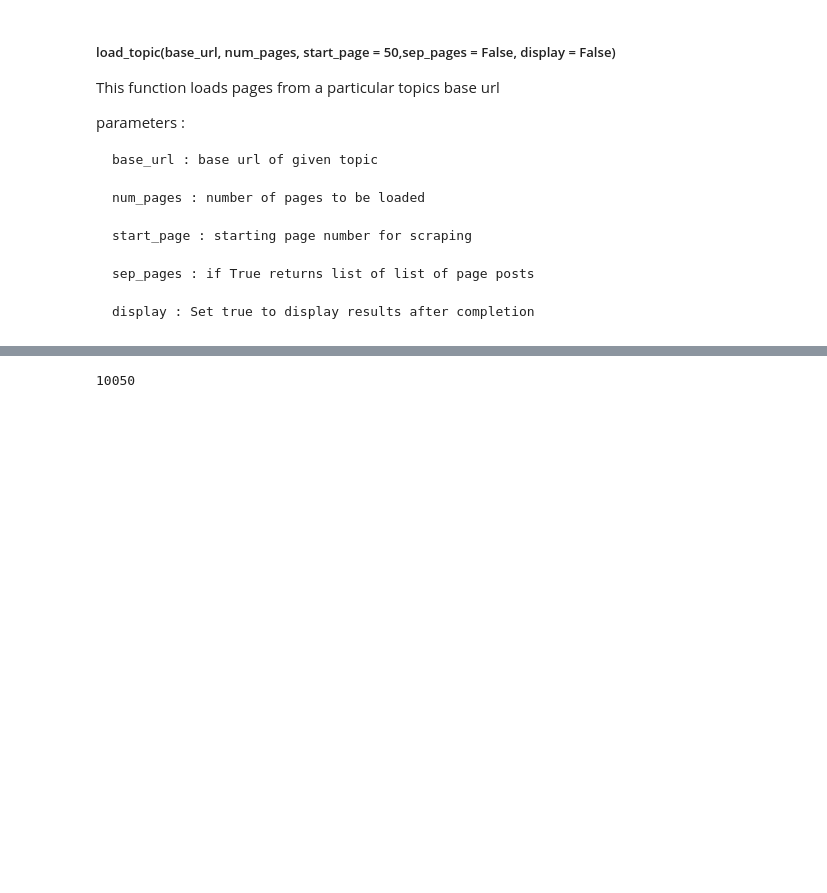
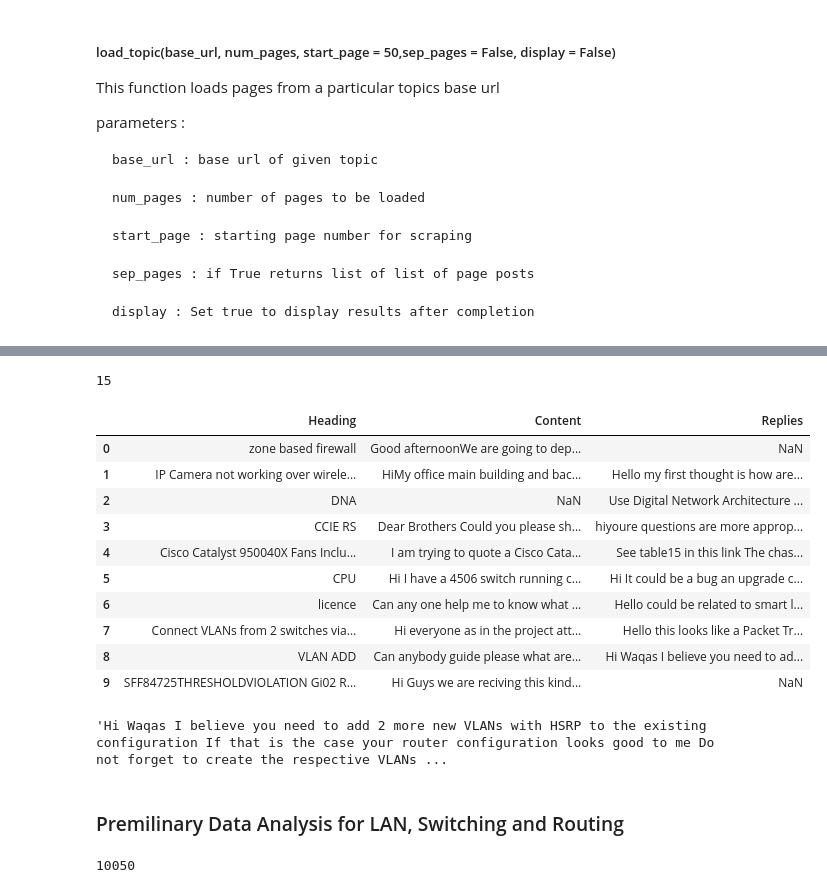
Before and after one commit to newgenrick/trend-and-sentiment-analysis-project, a Jupyter notebook: post_scrapper final.ipynb, the cells around one changed output, grey strips where cells are left out. Cells and saved outputs as stored; diff of their text form; code cells hidden in the pictures; blank space fills up the shorter version.

```diff
--- a/post_scrapper final.ipynb
+++ b/post_scrapper final.ipynb
@@ -194,0 +359,22 @@ save_csv(posts,"posts.csv")
+# %%
+post_data = pd.read_csv("post_data.csv")
+
+print(len(post_data))
+post_data.head(10)
+# %% [output]
+15
+|  | Heading | Content | Replies |
+| 0 | zone based firewall | Good afternoonWe are going to dep... | NaN |
+| 1 | IP Camera not working over wirele... | HiMy office main building and bac... | Hello my first thought is how are... |
+| 2 | DNA | NaN | Use Digital Network Architecture ... |
+| 3 | CCIE RS | Dear Brothers Could you please sh... | hiyoure questions are more approp... |
+| 4 | Cisco Catalyst 950040X Fans Inclu... | I am trying to quote a Cisco Cata... | See table15 in this link The chas... |
+| 5 | CPU | Hi I have a 4506 switch running c... | Hi It could be a bug an upgrade c... |
+| 6 | licence | Can any one help me to know what ... | Hello could be related to smart l... |
+| 7 | Connect VLANs from 2 switches via... | Hi everyone as in the project att... | Hello this looks like a Packet Tr... |
+| 8 | VLAN ADD | Can anybody guide please what are... | Hi Waqas I believe you need to ad... |
+| 9 | SFF84725THRESHOLDVIOLATION Gi02 R... | Hi Guys we are reciving this kind... | NaN |
+# %%
+post_data['Replies'][8]
+# %% [output]
+'Hi Waqas I believe you need to add 2 more new VLANs with HSRP to the existing configuration If that is the case your router configuration looks good to me Do not forget to create the respective VLANs ...
@@ -195,3 +411,5 @@ save_csv(posts,"posts.csv")
+# %% [markdown]
+### Premilinary Data Analysis for LAN, Switching and Routing
 # %%
 import pandas as pd
 data = pd.read_csv("postsLSR10k.csv",parse_dates=['Date'])
```
Also changed, not shown: parts of 22 cells of this notebook, 2 other files.
